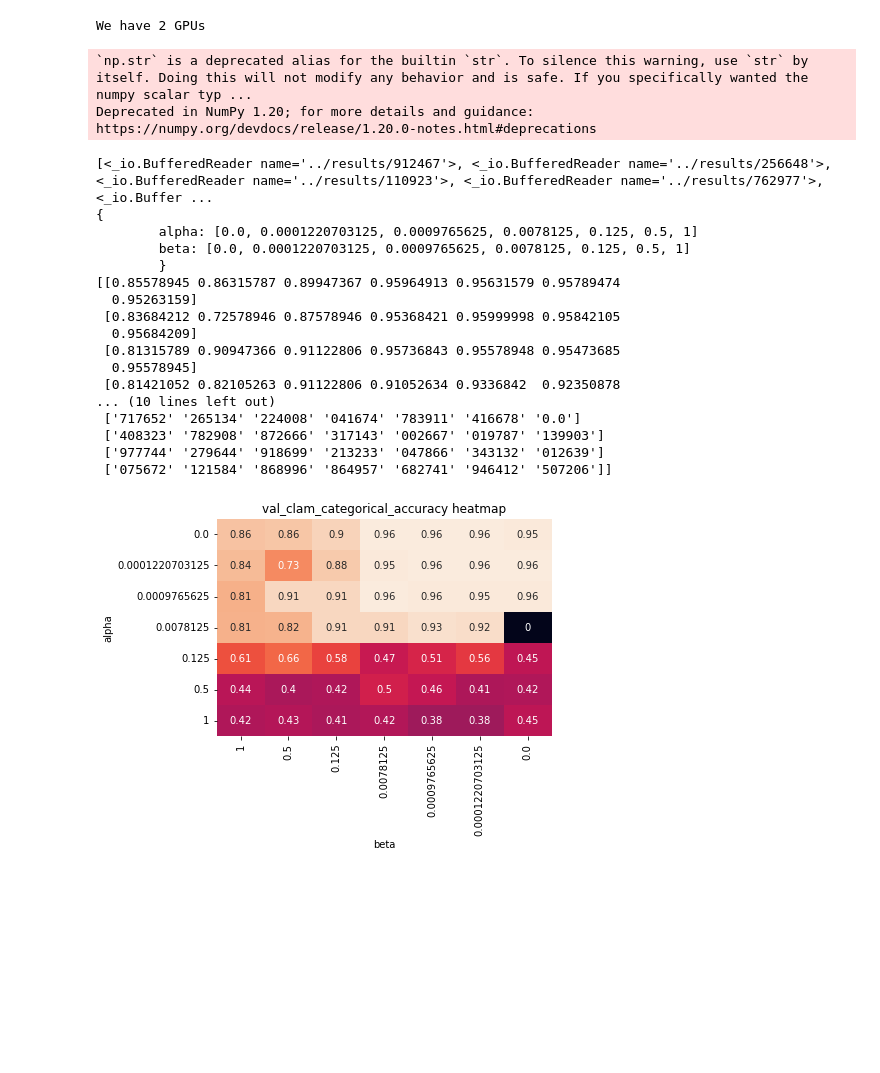
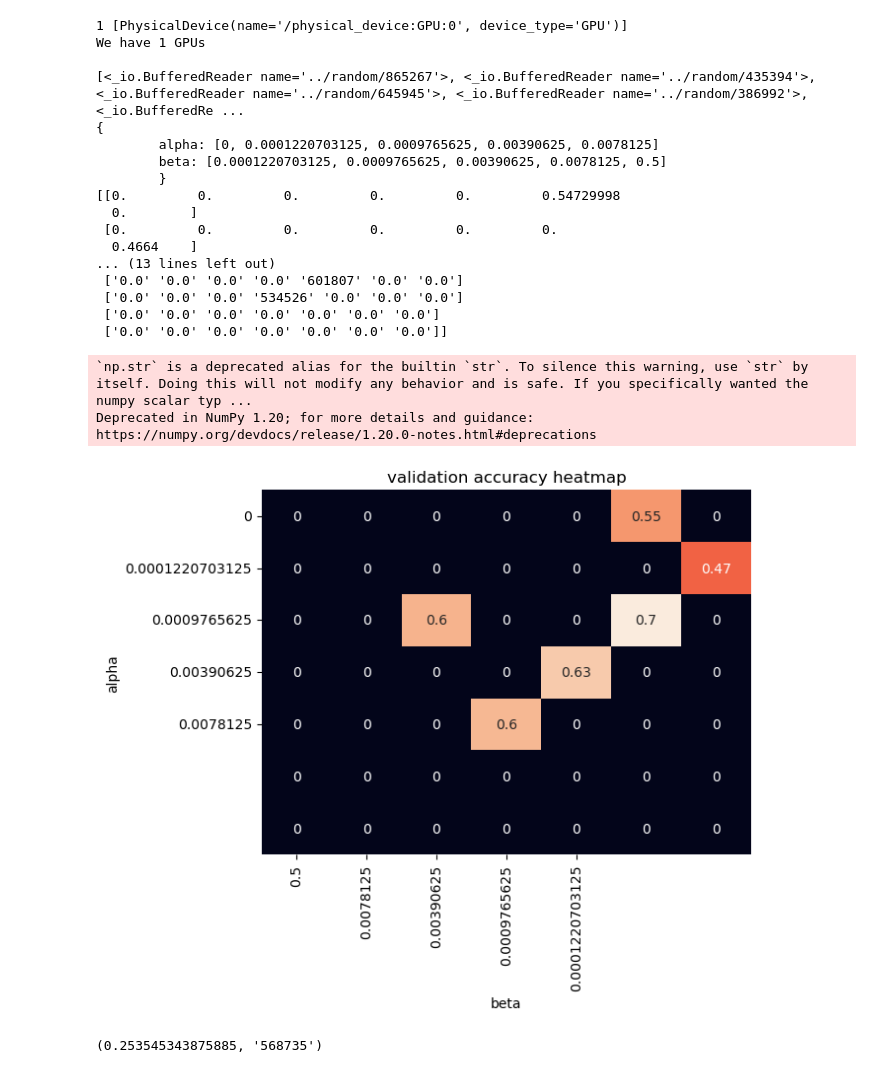
Before and after one commit to ai2es/AI2ES-DL, a Jupyter notebook: visualizations.ipynb, the cells around one changed output. Drawn from its saved outputs; the diff is of its cells as text; code cells hidden in the pictures; blank space fills up the shorter version.

```diff
--- a/visualizations.ipynb
+++ b/visualizations.ipynb
@@ -11,11 +11,11 @@ from supervised.util import dict_to_string, prep_gpu
 import matplotlib.pyplot as plt
 import seaborn as sn
 
-prep_gpu(12, 2, False)
+prep_gpu(12, 1, False)
 
 shape = [7, 7]
 hparams = ['alpha', 'beta']
-direc = '../results'
+direc = '../random'
 metric = 'val_clam_categorical_accuracy'
 
 most_recent, fnames = load_most_recent_results(direc, -1)
@@ -39,50 +39,66 @@ for results, fname in zip(most_recent, fnames):
     result_coord = [0 for hpar in hparams]
 
     for i, hpar in enumerate(hparams):
         result_coord[i] = values[hpar].index(results.config.network_params['network_args'][hpar])
     try:
         grid[tuple(result_coord)] += results.model_data.history[metric][len(results.model_data.history['loss']) -
                                                                         results.config.experiment_params['patience']
                                                                         - 1]
     except:
         print(fname)
     counts[tuple(result_coord)] += 1
 
     fnames_grid[tuple(result_coord)] = fname
 
 counts = np.maximum(np.ones_like(counts), counts)
 grid /= counts
 
 print(dict_to_string(values))
 
 print(np.flip(grid, 1))
 print(np.flip(fnames_grid, 1))
 
 sn.heatmap(np.flip(grid, 1), cbar=False, annot=True, xticklabels=values[hparams[1]][::-1],
            yticklabels=values[hparams[0]])
 plt.xlabel(hparams[1])
 plt.ylabel(hparams[0])
-plt.title(metric + ' heatmap')
+# plt.title(metric + ' heatmap')
+plt.title('validation accuracy heatmap')
 plt.show()
+
+# sum(results.model_data.run_time for results in most_recent) / (3600*24)
+"""max([(abs(results.model_data.history['val_clam_categorical_accuracy'][len(results.model_data.history['loss']) -
+                                                                        results.config.experiment_params['patience']
+                                                                        - 1] - (1 / 3)) - abs((1 / 3) - results.model_data.history['val_clam_1_categorical_accuracy'][len(results.model_data.history['loss']) -
+                                                                        results.config.experiment_params['patience']
+                                                                        - 1]), fname) for results, fname in zip(most_recent, fnames)], key=lambda k: k[0])"""
+
+max([(results.model_data.history['val_clam_categorical_accuracy'][len(results.model_data.history['loss']) -
+                                                                        results.config.experiment_params['patience']
+                                                                        - 1] - results.model_data.history['val_clam_1_categorical_accuracy'][len(results.model_data.history['loss']) -
+                                                                        results.config.experiment_params['patience']
+                                                                        - 1], fname) for results, fname in zip(most_recent, fnames) if results.model_data.history['val_clam_categorical_accuracy'][len(results.model_data.history['loss']) -
+                                                                        results.config.experiment_params['patience']
+                                                                        - 1] > .87 if 'cats' in str(results.config.dataset_params['dset_fn'])], key=lambda k: k[0])
 # %% [output]
-We have 2 GPUs
+1 [PhysicalDevice(name='/physical_device:GPU:0', device_type='GPU')]
+We have 1 GPUs
+
+[<_io.BufferedReader name='../random/865267'>, <_io.BufferedReader name='../random/435394'>, <_io.BufferedReader name='../random/645945'>, <_io.BufferedReader name='../random/386992'>, <_io.BufferedRe ...
+{
+        alpha: [0, 0.0001220703125, 0.0009765625, 0.00390625, 0.0078125]
+        beta: [0.0001220703125, 0.0009765625, 0.00390625, 0.0078125, 0.5]
+        }
+[[0.         0.         0.         0.         0.         0.54729998
+  0.        ]
+ [0.         0.         0.         0.         0.         0.
+  0.4664    ]
+... (13 lines left out)
+ ['0.0' '0.0' '0.0' '0.0' '601807' '0.0' '0.0']
+ ['0.0' '0.0' '0.0' '534526' '0.0' '0.0' '0.0']
+ ['0.0' '0.0' '0.0' '0.0' '0.0' '0.0' '0.0']
+ ['0.0' '0.0' '0.0' '0.0' '0.0' '0.0' '0.0']]
 `np.str` is a deprecated alias for the builtin `str`. To silence this warning, use `str` by itself. Doing this will not modify any behavior and is safe. If you specifically wanted the numpy scalar typ ...
 Deprecated in NumPy 1.20; for more details and guidance: https://numpy.org/devdocs/release/1.20.0-notes.html#deprecations
+[figure, new version]
-[<_io.BufferedReader name='../results/912467'>, <_io.BufferedReader name='../results/256648'>, <_io.BufferedReader name='../results/110923'>, <_io.BufferedReader name='../results/762977'>, <_io.Buffer ...
-{
-        alpha: [0.0, 0.0001220703125, 0.0009765625, 0.0078125, 0.125, 0.5, 1]
-        beta: [0.0, 0.0001220703125, 0.0009765625, 0.0078125, 0.125, 0.5, 1]
-        }
-[[0.85578945 0.86315787 0.89947367 0.95964913 0.95631579 0.95789474
-  0.95263159]
- [0.83684212 0.72578946 0.87578946 0.95368421 0.95999998 0.95842105
-  0.95684209]
- [0.81315789 0.90947366 0.91122806 0.95736843 0.95578948 0.95473685
-  0.95578945]
- [0.81421052 0.82105263 0.91122806 0.91052634 0.9336842  0.92350878
-... (10 lines left out)
- ['717652' '265134' '224008' '041674' '783911' '416678' '0.0']
- ['408323' '782908' '872666' '317143' '002667' '019787' '139903']
- ['977744' '279644' '918699' '213233' '047866' '343132' '012639']
- ['075672' '121584' '868996' '864957' '682741' '946412' '507206']]
+(0.253545343875885, '568735')
-[figure, old version]
```
Also changed, not shown: parts of 13 cells of this notebook, 45 other files.
